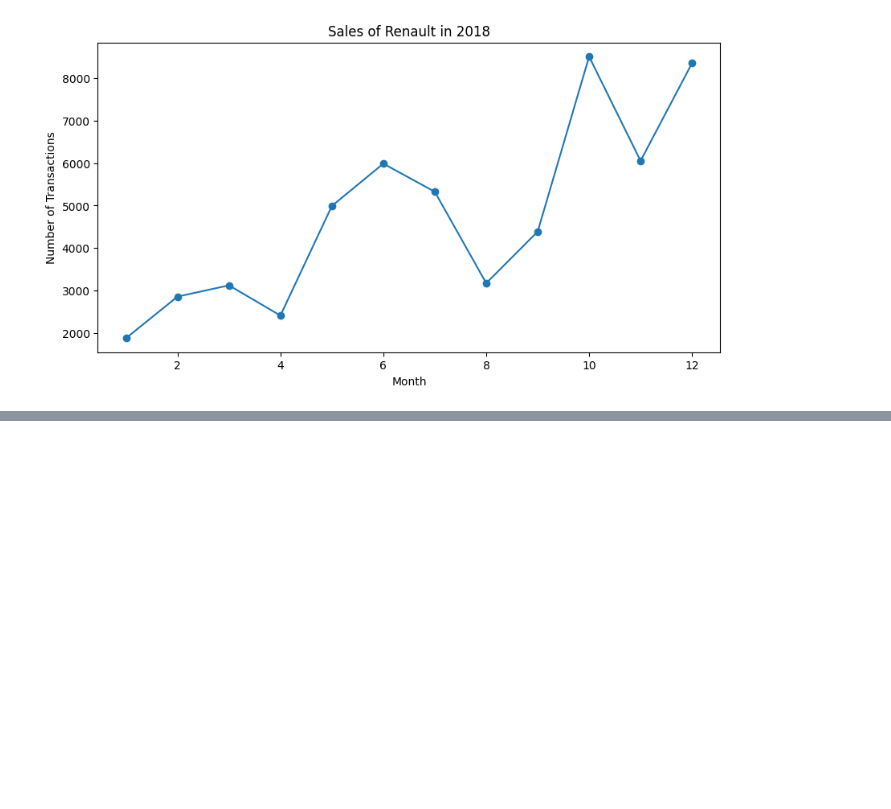
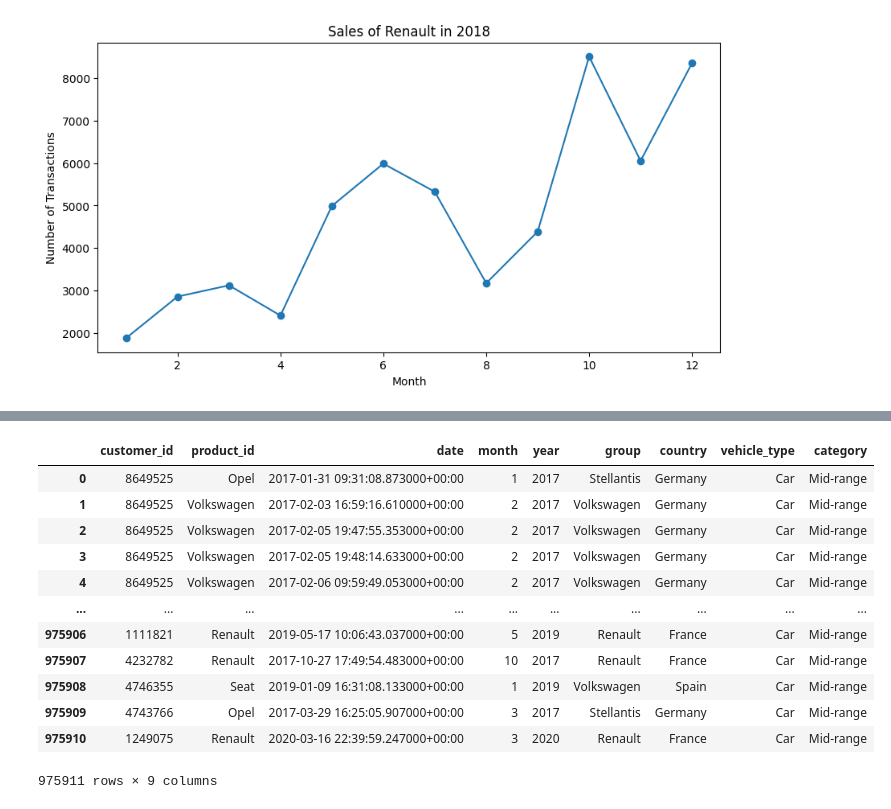
Before and after one commit to Lahdhirim/ML-sales-prediction-tool, a Jupyter notebook: notebooks/EDA.ipynb, the cells around one changed output, grey strips where cells are left out. Cells and saved outputs as stored; diff of their text form; code cells hidden in the pictures; blank space fills up the shorter version.

```diff
--- a/notebooks/EDA.ipynb
+++ b/notebooks/EDA.ipynb
@@ -253,0 +277,20 @@ Text(0.5, 1.0, 'Sales of Renault in 2018')
+# %%
+transactions = transactions[~transactions["product_id"].isin(["├ÅTS", "Equipe", "Oxygen", "Undefined", "Not a make"])]
+assert set(transactions["product_id"].unique()) == set(product_mapping["product_id"].unique())
+
+transactions = pd.merge(transactions, product_mapping, on="product_id", how="inner")
+transactions
+# %% [output]
+|  | customer_id | product_id | date | month | year | group | country | vehicle_type | category |
+| 0 | 8649525 | Opel | 2017-01-31 09:31:08.873000+00:00 | 1 | 2017 | Stellantis | Germany | Car | Mid-range |
+| 1 | 8649525 | Volkswagen | 2017-02-03 16:59:16.610000+00:00 | 2 | 2017 | Volkswagen | Germany | Car | Mid-range |
+| 2 | 8649525 | Volkswagen | 2017-02-05 19:47:55.353000+00:00 | 2 | 2017 | Volkswagen | Germany | Car | Mid-range |
+| 3 | 8649525 | Volkswagen | 2017-02-05 19:48:14.633000+00:00 | 2 | 2017 | Volkswagen | Germany | Car | Mid-range |
+| 4 | 8649525 | Volkswagen | 2017-02-06 09:59:49.053000+00:00 | 2 | 2017 | Volkswagen | Germany | Car | Mid-range |
+| ... | ... | ... | ... | ... | ... | ... | ... | ... | ... |
+| 975906 | 1111821 | Renault | 2019-05-17 10:06:43.037000+00:00 | 5 | 2019 | Renault | France | Car | Mid-range |
+| 975907 | 4232782 | Renault | 2017-10-27 17:49:54.483000+00:00 | 10 | 2017 | Renault | France | Car | Mid-range |
+| 975908 | 4746355 | Seat | 2019-01-09 16:31:08.133000+00:00 | 1 | 2019 | Volkswagen | Spain | Car | Mid-range |
+| 975909 | 4743766 | Opel | 2017-03-29 16:25:05.907000+00:00 | 3 | 2017 | Stellantis | Germany | Car | Mid-range |
+| 975910 | 1249075 | Renault | 2020-03-16 22:39:59.247000+00:00 | 3 | 2020 | Renault | France | Car | Mid-range |
+975911 rows × 9 columns
```
Also changed, not shown: parts of 3 cells of this notebook, 11 other files.
